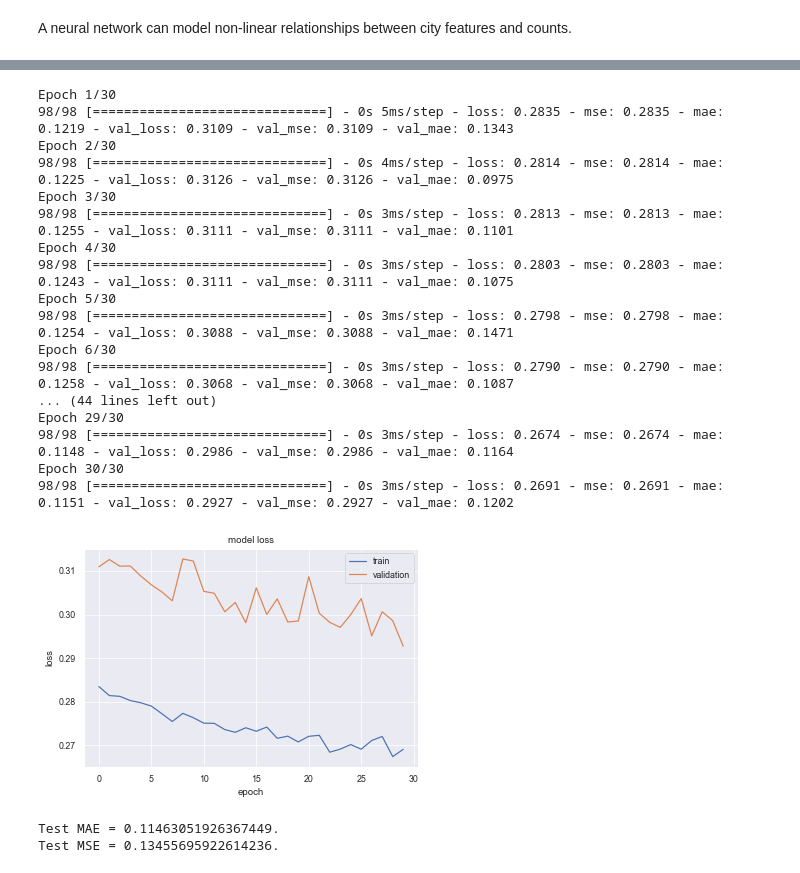
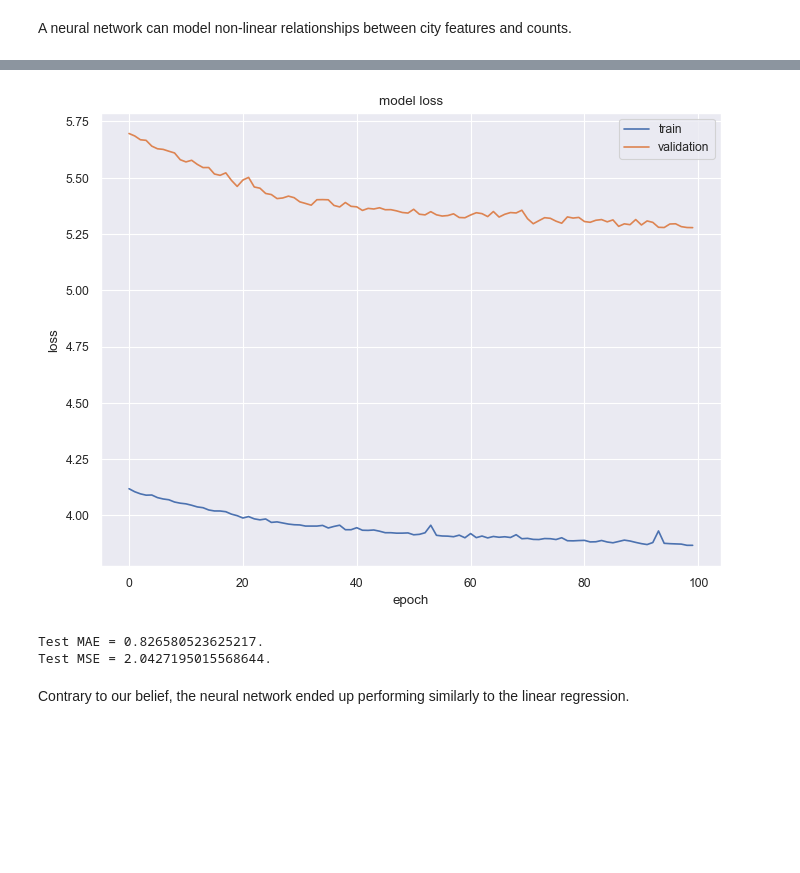
Before and after one commit to csauyong/police-brutality, a Jupyter notebook: analysis.ipynb, the cells around one changed output, grey strips where cells are left out. Saved outputs shown, nothing was run; the diff lists cells and outputs as text; code cells hidden in the pictures; blank space fills up the shorter version.

Commit message:
Further data cleaning and restructured notebook

```diff
--- a/analysis.ipynb
+++ b/analysis.ipynb
@@ -318,10 +332,12 @@ In this section, we would like to use the count of incidents by city as a depend
 # %%
+# drop city without accidents
+city = city_total.loc[city_total['Counts'] != 0]
 # drop city names and clean non-numerical data
-city_total = city_total.drop(columns=['Geographic Area', 'City']).apply(pd.to_numeric, errors='coerce').dropna()
+city = city.drop(columns=['Geographic Area', 'City']).apply(pd.to_numeric, errors='coerce').dropna()
 # scale columns
 scaler = MinMaxScaler()
-X = pd.DataFrame(scaler.fit_transform(city_total.drop(columns='Counts')))
-y = city_total['Counts']
+X = pd.DataFrame(scaler.fit_transform(city.drop(columns='Counts')))
+y = city['Counts']
 # split data into train and test set
 X_train, X_test, y_train, y_test = train_test_split(X, y, test_size=0.33)
 # %%
@@ -369,40 +389,25 @@ Trainable params: 26,773
 Non-trainable params: 0
 _________________________________________________________________
 # %%
-model.compile(loss='mse', optimizer='adam', metrics=['mse','mae'])
-history = model.fit(X_train, y_train, epochs=30, batch_size=150, validation_split=0.2)
+model.compile(loss='mse', optimizer=tf.keras.optimizers.Adam(learning_rate=1e-4), metrics=['mse','mae'])
+history = model.fit(X_train, y_train, epochs=100, batch_size=10, validation_split=0.2, verbose=0)
-# %% [output]
-Epoch 1/30
-98/98 [==============================] - 0s 5ms/step - loss: 0.2835 - mse: 0.2835 - mae: 0.1219 - val_loss: 0.3109 - val_mse: 0.3109 - val_mae: 0.1343
-Epoch 2/30
-98/98 [==============================] - 0s 4ms/step - loss: 0.2814 - mse: 0.2814 - mae: 0.1225 - val_loss: 0.3126 - val_mse: 0.3126 - val_mae: 0.0975
-Epoch 3/30
-98/98 [==============================] - 0s 3ms/step - loss: 0.2813 - mse: 0.2813 - mae: 0.1255 - val_loss: 0.3111 - val_mse: 0.3111 - val_mae: 0.1101
-Epoch 4/30
-98/98 [==============================] - 0s 3ms/step - loss: 0.2803 - mse: 0.2803 - mae: 0.1243 - val_loss: 0.3111 - val_mse: 0.3111 - val_mae: 0.1075
-Epoch 5/30
-98/98 [==============================] - 0s 3ms/step - loss: 0.2798 - mse: 0.2798 - mae: 0.1254 - val_loss: 0.3088 - val_mse: 0.3088 - val_mae: 0.1471
-Epoch 6/30
-98/98 [==============================] - 0s 3ms/step - loss: 0.2790 - mse: 0.2790 - mae: 0.1258 - val_loss: 0.3068 - val_mse: 0.3068 - val_mae: 0.1087
-... (44 lines left out)
-Epoch 29/30
-98/98 [==============================] - 0s 3ms/step - loss: 0.2674 - mse: 0.2674 - mae: 0.1148 - val_loss: 0.2986 - val_mse: 0.2986 - val_mae: 0.1164
-Epoch 30/30
-98/98 [==============================] - 0s 3ms/step - loss: 0.2691 - mse: 0.2691 - mae: 0.1151 - val_loss: 0.2927 - val_mse: 0.2927 - val_mae: 0.1202
 # %%
+plt.figure(figsize=(8, 6), dpi=100)
 plt.plot(history.history['loss'])
 plt.plot(history.history['val_loss'])
 plt.title('model loss')
 plt.ylabel('loss')
 plt.xlabel('epoch')
 plt.legend(['train', 'validation'])
 plt.show()
 # %% [output]
-[figure, old version]
+[figure, new version]
 # %%
 y_pred = model.predict(X_test)
 print(f'Test MAE = {mean_absolute_error(y_test, y_pred)}.')
 print(f'Test MSE = {mean_squared_error(y_test, y_pred)}.')
 # %% [output]
-Test MAE = 0.11463051926367449.
-Test MSE = 0.13455695922614236.
+Test MAE = 0.826580523625217.
+Test MSE = 2.0427195015568644.
+# %% [markdown]
+Contrary to our belief, the neural network ended up performing similarly to the linear regression.
```
Also changed, not shown: parts of 17 cells of this notebook, 1 other file.
